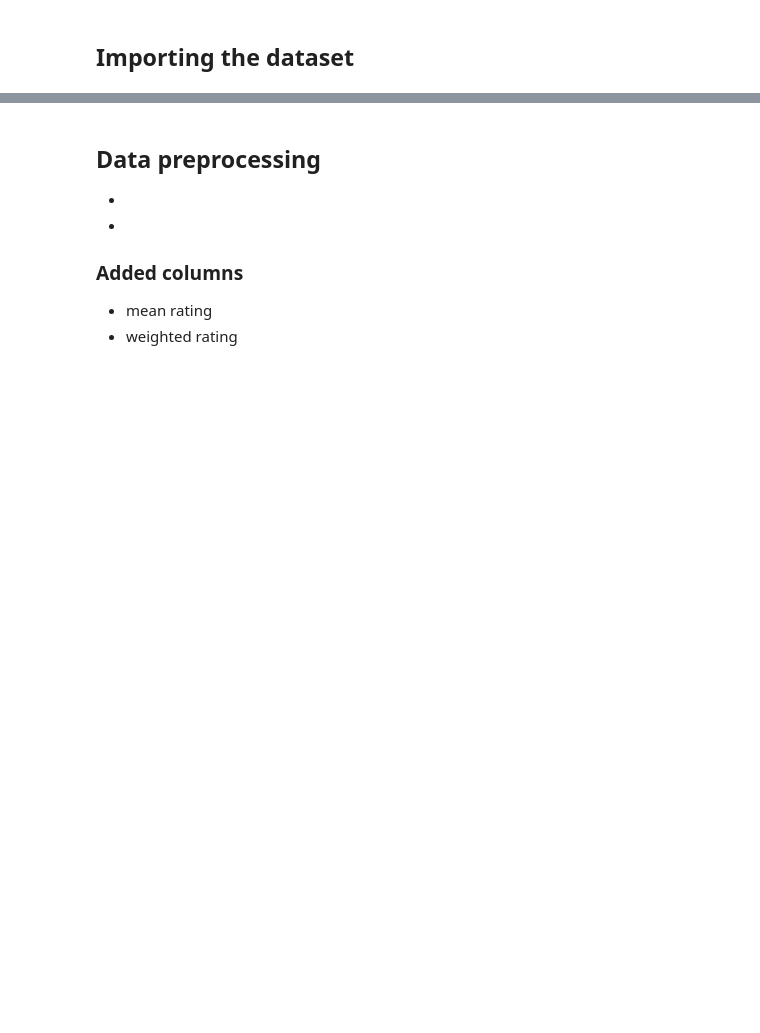
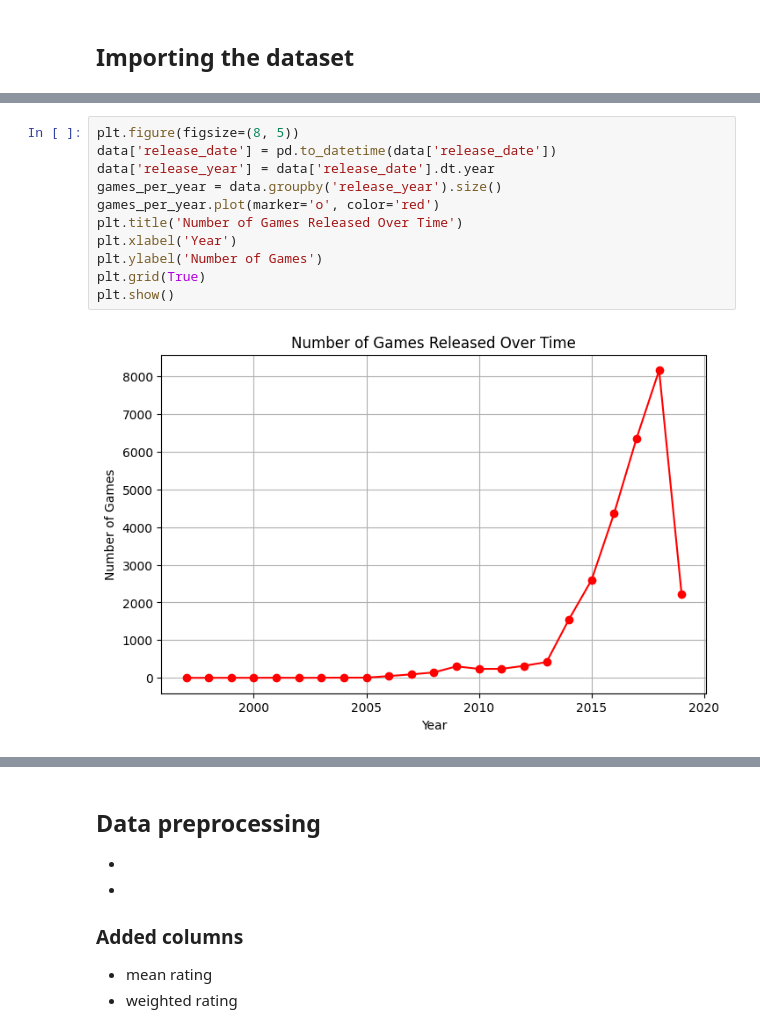
Before and after one commit to MoetazMohamed/Soen471Team30, a Jupyter notebook: soen471Project.ipynb, the cells around one changed output, grey strips where cells are left out. Drawn from its saved outputs; the diff is of its cells as text; blank space fills up the shorter version.

```diff
--- a/soen471Project.ipynb
+++ b/soen471Project.ipynb
@@ -32,0 +61,13 @@ data.head()
+# %%
+plt.figure(figsize=(8, 5))
+data['release_date'] = pd.to_datetime(data['release_date'])
+data['release_year'] = data['release_date'].dt.year
+games_per_year = data.groupby('release_year').size()
+games_per_year.plot(marker='o', color='red')
+plt.title('Number of Games Released Over Time')
+plt.xlabel('Year')
+plt.ylabel('Number of Games')
+plt.grid(True)
+plt.show()
+# %% [output]
+[figure, added]
```
Also changed, not shown: parts of 11 cells of this notebook.
